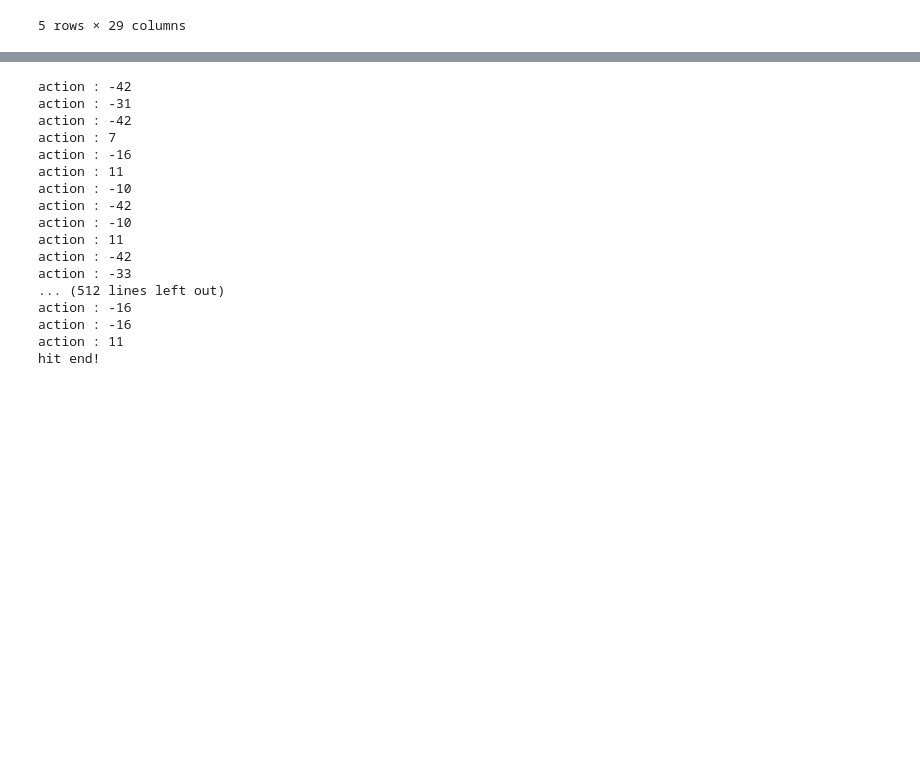
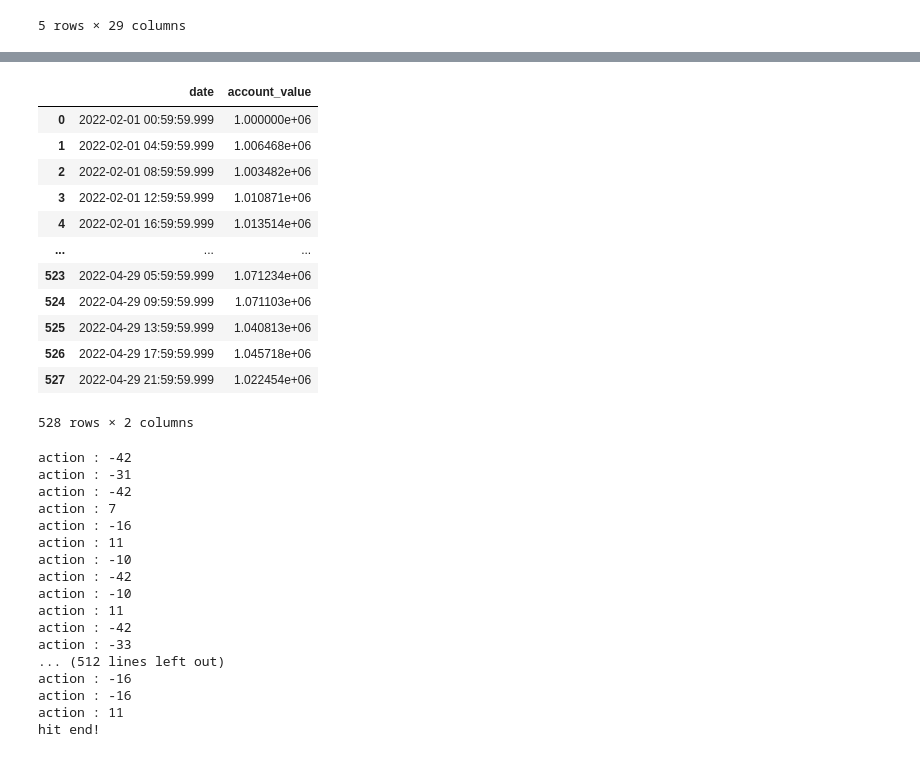
Before and after one commit to TanguyBellec/FinRL_ETH, a Jupyter notebook: FinRL_Crypto.ipynb, the cells around one changed output, grey strips where cells are left out. Cells and saved outputs as stored; diff of their text form; code cells hidden in the pictures; blank space fills up the shorter version.

```diff
--- a/FinRL_Crypto.ipynb
+++ b/FinRL_Crypto.ipynb
@@ -1146,0 +1104,4 @@ trade.head()
+# %%
+df_account_value_sac, df_actions_sac = DRLAgent.DRL_prediction(
+    model=trained_a2c,
+    environment = e_trade_gym)
@@ -1147,3 +1126,19 @@ trade.head()
+# %%
+df_account_value_sac
+# %% [output]
+|  | date | account_value |
+| 0 | 2022-02-01 00:59:59.999 | 1.000000e+06 |
+| 1 | 2022-02-01 04:59:59.999 | 1.006468e+06 |
+| 2 | 2022-02-01 08:59:59.999 | 1.003482e+06 |
+| 3 | 2022-02-01 12:59:59.999 | 1.010871e+06 |
+| 4 | 2022-02-01 16:59:59.999 | 1.013514e+06 |
+| ... | ... | ... |
+| 523 | 2022-04-29 05:59:59.999 | 1.071234e+06 |
+| 524 | 2022-04-29 09:59:59.999 | 1.071103e+06 |
+| 525 | 2022-04-29 13:59:59.999 | 1.040813e+06 |
+| 526 | 2022-04-29 17:59:59.999 | 1.045718e+06 |
+| 527 | 2022-04-29 21:59:59.999 | 1.022454e+06 |
+528 rows × 2 columns
 # %%
 df_account_value, df_actions = DRLAgent.DRL_prediction(
     model=trained_ppo,
```
Also changed, not shown: parts of 16 cells of this notebook.
